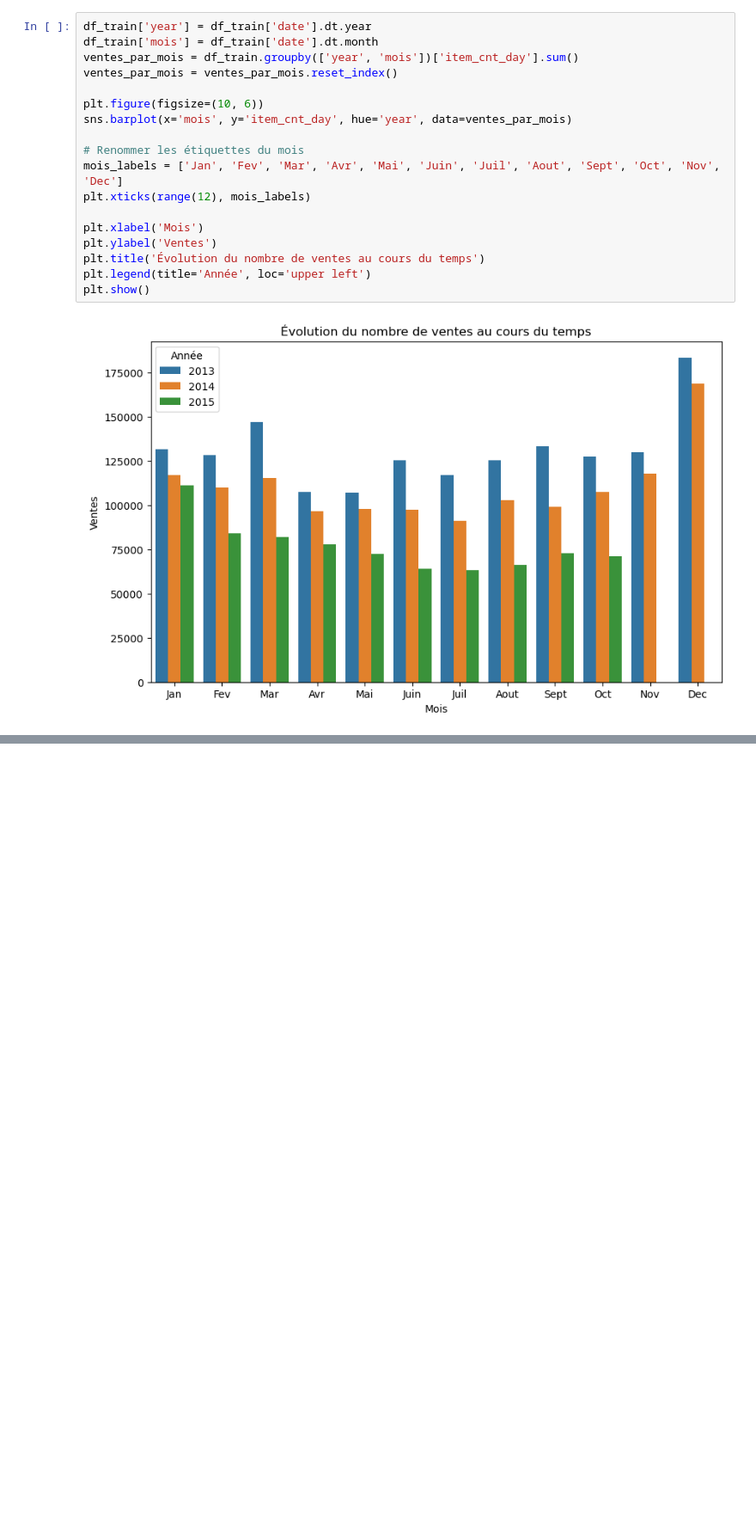
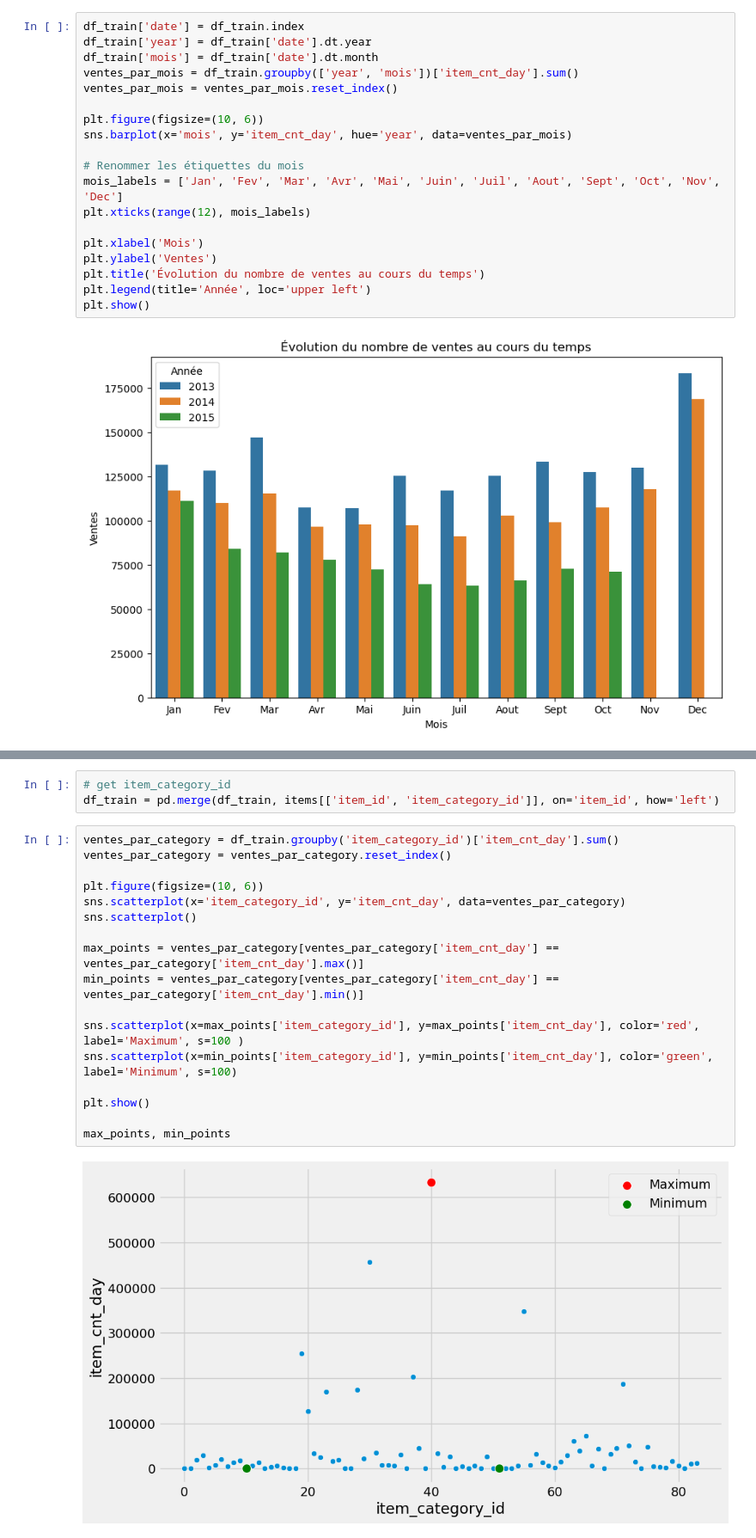
Before and after one commit to AugustinCablant/Learning-ML, a Jupyter notebook: Projects/Predict_futur_sales.ipynb, the cells around one changed output, grey strips where cells are left out. Shown at 86% size. Drawn from its saved outputs; the diff is of its cells as text; blank space fills up the shorter version.

```diff
--- a/Projects/Predict_futur_sales.ipynb
+++ b/Projects/Predict_futur_sales.ipynb
@@ -75,4 +56,5 @@ plt.show()
 # %%
+df_train['date'] = df_train.index
 df_train['year'] = df_train['date'].dt.year
 df_train['mois'] = df_train['date'].dt.month
 ventes_par_mois = df_train.groupby(['year', 'mois'])['item_cnt_day'].sum()
@@ -125,0 +77,22 @@ ventes_par_mois.reset_index()
+# %%
+# get item_category_id
+df_train = pd.merge(df_train, items[['item_id', 'item_category_id']], on='item_id', how='left')
+# %%
+ventes_par_category = df_train.groupby('item_category_id')['item_cnt_day'].sum()
+ventes_par_category = ventes_par_category.reset_index()
+
+plt.figure(figsize=(10, 6))
+sns.scatterplot(x='item_category_id', y='item_cnt_day', data=ventes_par_category)
+sns.scatterplot()
+
+max_points = ventes_par_category[ventes_par_category['item_cnt_day'] == ventes_par_category['item_cnt_day'].max()]
+min_points = ventes_par_category[ventes_par_category['item_cnt_day'] == ventes_par_category['item_cnt_day'].min()]
+
+sns.scatterplot(x=max_points['item_category_id'], y=max_points['item_cnt_day'], color='red', label='Maximum', s=100 )
+sns.scatterplot(x=min_points['item_category_id'], y=min_points['item_cnt_day'], color='green', label='Minimum', s=100)
+
+plt.show()
+
+max_points, min_points
+# %% [output]
+[figure, added]
```
Also changed, not shown: parts of 18 cells of this notebook.
